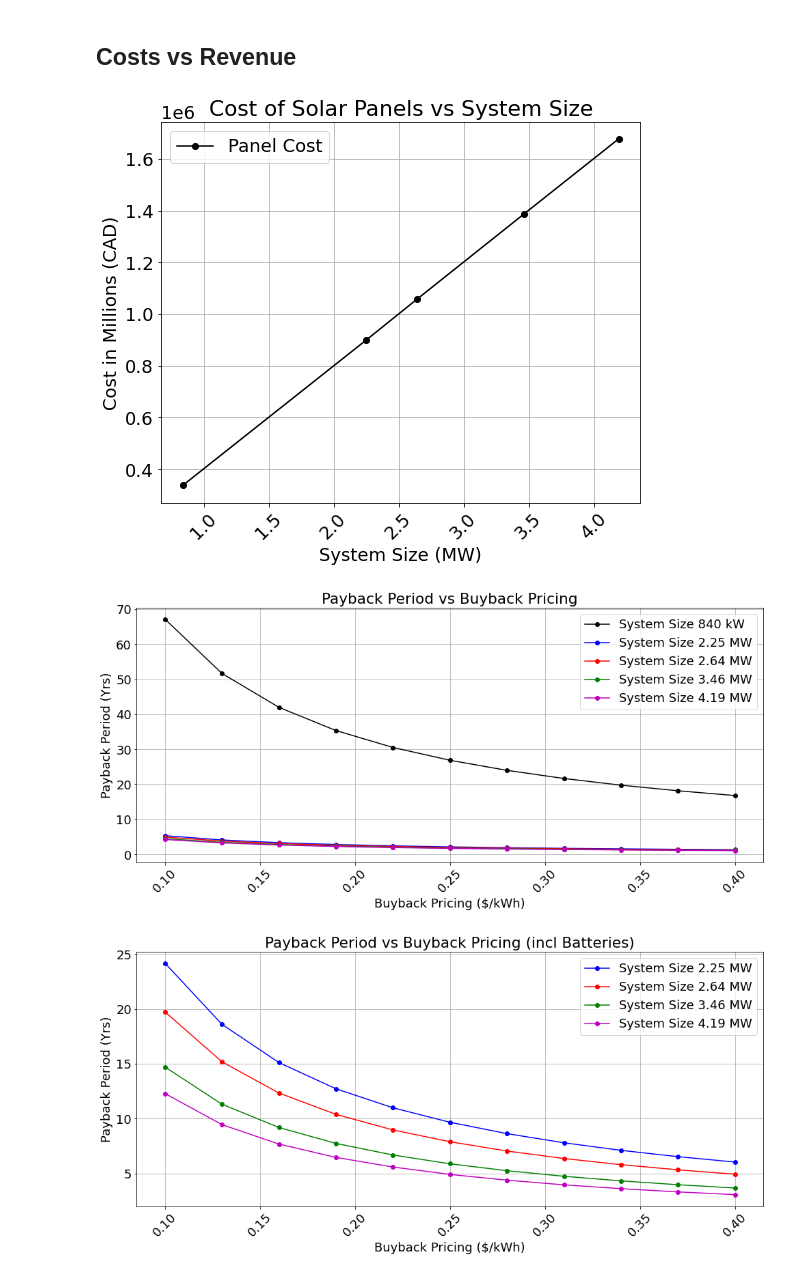
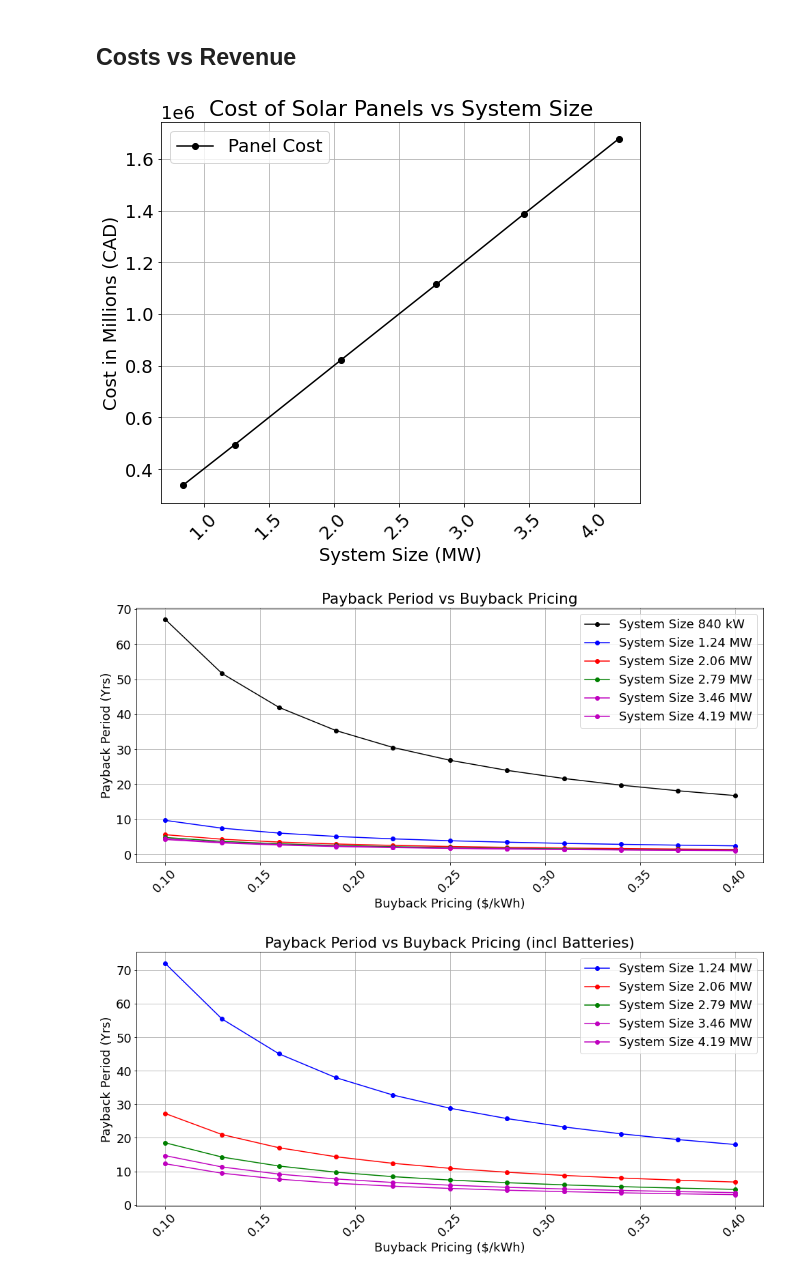
Before and after one commit to NathanPaceydev/Virtual-Power-Plant, a Jupyter notebook: Sensitivity_Analysis.ipynb, the cells around one changed output. Cells and saved outputs as stored; diff of their text form; code cells hidden in the pictures.

```diff
--- a/Sensitivity_Analysis.ipynb
+++ b/Sensitivity_Analysis.ipynb
@@ -113,7 +113,7 @@ mH = [66,92,109,115,119,124,125,118,104,85,56,52] #monthly generation hours Jan
 cost = 400 # approximate $/kW per CANSOLAR
 months = ['Jan', 'Feb', 'Mar', 'Apr', 'May', 'Jun', 'Jul', 'Aug', 'Sep', 'Oct', 'Nov', 'Dec']
 
-genArea = [2381+2349,2381+2349+7891,2381+2349+7891+2215,2381+2349+7891+2215+4615,2381+2349+7891+2215+4615+4089] #combinations of rooftop and parking lot areas
+genArea = [2381+2349,2381+2349+2215,2381+2349+4615+2215,2381+2349+4089+2215+4615,2381+2349+7891+2215+4615,2381+2349+7891+2215+4615+4089] #combinations of rooftop and parking lot areas
 pArea = 2.278 * 1.134 # [m^2]
 numPanels = [i * 0.8 / pArea for i in genArea] # number of panels (unrounded)
 
@@ -124,6 +124,7 @@ totGen2 = [i * gen[1] for i in mH] # generation for surface area configuration 2
 totGen3 = [i * gen[2] for i in mH] # generation for surface area configuration 3 for each mounth [kWh]
 totGen4 = [i * gen[3] for i in mH] # generation for surface area configuration 4 for each mounth [kWh]
 totGen5 = [i * gen[4] for i in mH] # generation for surface area configuration 5 for each mounth [kWh]
+totGen6 = [i * gen[5] for i in mH] # generation for surface area configuration 5 for each mounth [kWh]
 
 wrp = [53426.50,49977.50,56568.00,49531.75,64092.80,88062.40,137115.60,105491.40,79462.60,108207.75,81892.25,57238.75] # average power consumption for the WRP from excel file
 
@@ -132,6 +133,7 @@ diff2 = np.subtract(totGen2,wrp)
 diff3 = np.subtract(totGen3,wrp)
 diff4 = np.subtract(totGen4,wrp)
 diff5 = np.subtract(totGen5,wrp)
+diff6 = np.subtract(totGen6,wrp)
 
 sys = [i * PV for i in numPanels]
 
@@ -185,7 +189,7 @@ plt.show()
 # %%
 cost = 400 # approximate $/kW per CANSOLAR
 totCost = [i * cost for i in gen] # approx cost of panels for each surface area configuration [$CAD]
-config = [0.84,2.25,2.64,3.46,4.19]
+config = [0.84,1.24,2.06,2.79,3.46,4.19]
 buyback = [0.1,0.13,0.16,0.19,0.22,0.25,0.28,0.31,0.34,0.37,0.4] # range of buyback pricing from 10 c/kWh to 40 c/kWh
 
 bat = 2789692.15
@@ -193,7 +197,7 @@ trans = 388416.66
 # https://www.larsonelectronics.com/product/282374/5-mva-pad-mount-transformer-480v-delta-primary-21600y-12470-grounded-wye-secondary-knan-bell-green?utm_campaign=20417422929&utm_source=google&utm_medium=cpc&utm_content=&keyword=&adgroupid=&gad_source=1&gclid=Cj0KCQiAxOauBhCaARIsAEbUSQTmYmdHeF33ObE_SgbDpLif5siC51MRq3I2RXI3Mlt_F6e2AvHPcPkaAg3wEALw_wcB
 newCost = [i + bat + trans for i in totCost] # approx cost of panels for each surface area configuration [$CAD] with batteries
 
-surplusP = [sum(diff1),sum(diff2),sum(diff3),sum(diff4),sum(diff5)] # surplus power for each configuration
+surplusP = [sum(diff1),sum(diff2),sum(diff3),sum(diff4),sum(diff5),sum(diff6)] # surplus power for each configuration
 
 #Amount of yearly revenue for each config based on the buyback pricing
 rev1 = [i * surplusP[0] for i in buyback]
@@ -201,6 +205,7 @@ rev2 = [i * surplusP[1] for i in buyback]
 rev3 = [i * surplusP[2] for i in buyback]
 rev4 = [i * surplusP[3] for i in buyback]
 rev5 = [i * surplusP[4] for i in buyback]
+rev6 = [i * surplusP[5] for i in buyback]
 
 #Payback period total cost of panels divided by revenue per year
 payback1 = [totCost[0] / i for i in rev1]
@@ -208,6 +213,7 @@ payback2 = [totCost[1] / i for i in rev2]
 payback3 = [totCost[2] / i for i in rev3]
 payback4 = [totCost[3] / i for i in rev4]
 payback5 = [totCost[4] / i for i in rev5]
+payback6 = [totCost[5] / i for i in rev6]
 
 #Payback period total cost of panels divided by revenue per year with batteries
 newPayback1 = [newCost[0] / i for i in rev1]
@@ -215,6 +221,7 @@ newPayback2 = [newCost[1] / i for i in rev2]
 newPayback3 = [newCost[2] / i for i in rev3]
 newPayback4 = [newCost[3] / i for i in rev4]
 newPayback5 = [newCost[4] / i for i in rev5]
+newPayback6 = [newCost[5] / i for i in rev6]
 # %%
 #Plot of the total cost of the solar panels for each configuration
 fig, ax1 = plt.subplots(figsize=(8, 7))
@@ -234,41 +241,43 @@ plt.show()
 fig, ax1 = plt.subplots(figsize=(14, 7))
 plt.title('Payback Period vs Buyback Pricing')
 plt.xlabel('Buyback Pricing ($/kWh)')
 plt.ylabel('Payback Period (Yrs)')
 plt.xticks(rotation=45)
 plt.grid(True)
 
 ax1.plot(buyback, payback1, marker='o', linestyle='-', color='k', label='System Size 840 kW')
-ax1.plot(buyback, payback2, marker='o', linestyle='-', color='b', label='System Size 2.25 MW')
-ax1.plot(buyback, payback3, marker='o', linestyle='-', color='r', label='System Size 2.64 MW')
-ax1.plot(buyback, payback4, marker='o', linestyle='-', color='g', label='System Size 3.46 MW')
-ax1.plot(buyback, payback5, marker='o', linestyle='-', color='m', label='System Size 4.19 MW')
+ax1.plot(buyback, payback2, marker='o', linestyle='-', color='b', label='System Size 1.24 MW')
+ax1.plot(buyback, payback3, marker='o', linestyle='-', color='r', label='System Size 2.06 MW')
+ax1.plot(buyback, payback4, marker='o', linestyle='-', color='g', label='System Size 2.79 MW')
+ax1.plot(buyback, payback5, marker='o', linestyle='-', color='m', label='System Size 3.46 MW')
+ax1.plot(buyback, payback6, marker='o', linestyle='-', color='m', label='System Size 4.19 MW')
 
 plt.legend()
 
 fig.tight_layout()  # otherwise the right y-label is slightly clipped
 plt.show()
 
 
 #Plot of the payback period in years for each configuration with batteries
 fig, ax1 = plt.subplots(figsize=(14, 7))
 plt.title('Payback Period vs Buyback Pricing (incl Batteries)')
 plt.xlabel('Buyback Pricing ($/kWh)')
 plt.ylabel('Payback Period (Yrs)')
 plt.xticks(rotation=45)
 plt.grid(True)
 
 #ax1.plot(buyback, newPayback1, marker='o', linestyle='-', color='k', label='System Size 840 kW')
-ax1.plot(buyback, newPayback2, marker='o', linestyle='-', color='b', label='System Size 2.25 MW')
-ax1.plot(buyback, newPayback3, marker='o', linestyle='-', color='r', label='System Size 2.64 MW')
-ax1.plot(buyback, newPayback4, marker='o', linestyle='-', color='g', label='System Size 3.46 MW')
-ax1.plot(buyback, newPayback5, marker='o', linestyle='-', color='m', label='System Size 4.19 MW')
+ax1.plot(buyback, newPayback2, marker='o', linestyle='-', color='b', label='System Size 1.24 MW')
+ax1.plot(buyback, newPayback3, marker='o', linestyle='-', color='r', label='System Size 2.06 MW')
+ax1.plot(buyback, newPayback4, marker='o', linestyle='-', color='g', label='System Size 2.79 MW')
+ax1.plot(buyback, newPayback5, marker='o', linestyle='-', color='m', label='System Size 3.46 MW')
+ax1.plot(buyback, newPayback6, marker='o', linestyle='-', color='m', label='System Size 4.19 MW')
 
 plt.legend()
 
 fig.tight_layout()  # otherwise the right y-label is slightly clipped
 plt.show()
 # %% [output]
-[figure, old version]
+[figure, new version]
-[figure, old version]
+[figure, new version]
-[figure, old version]
+[figure, new version]
```
Also changed, not shown: parts of 2 cells of this notebook.
